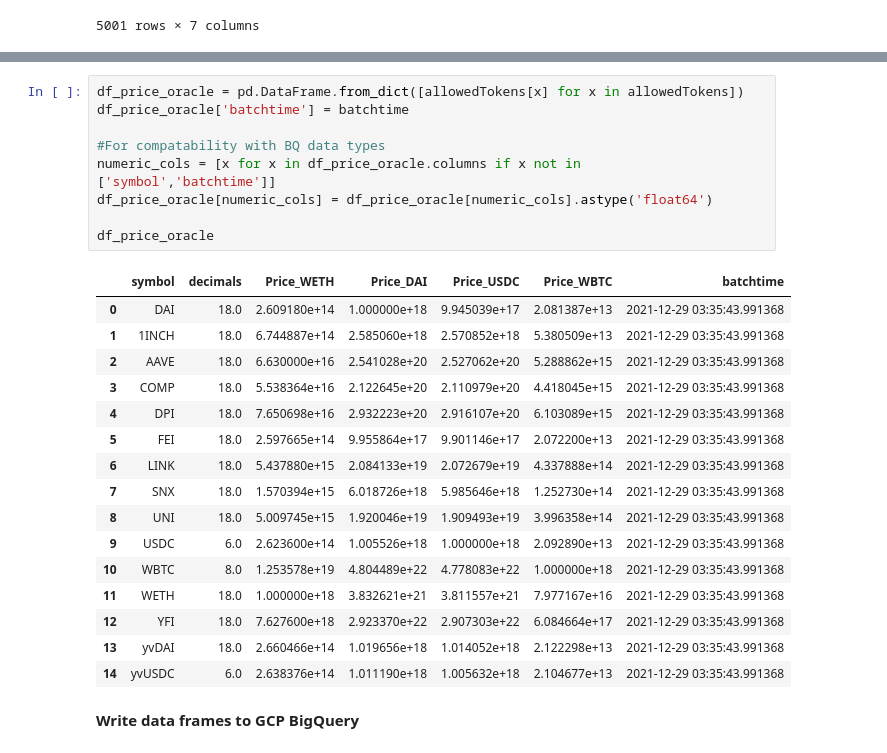
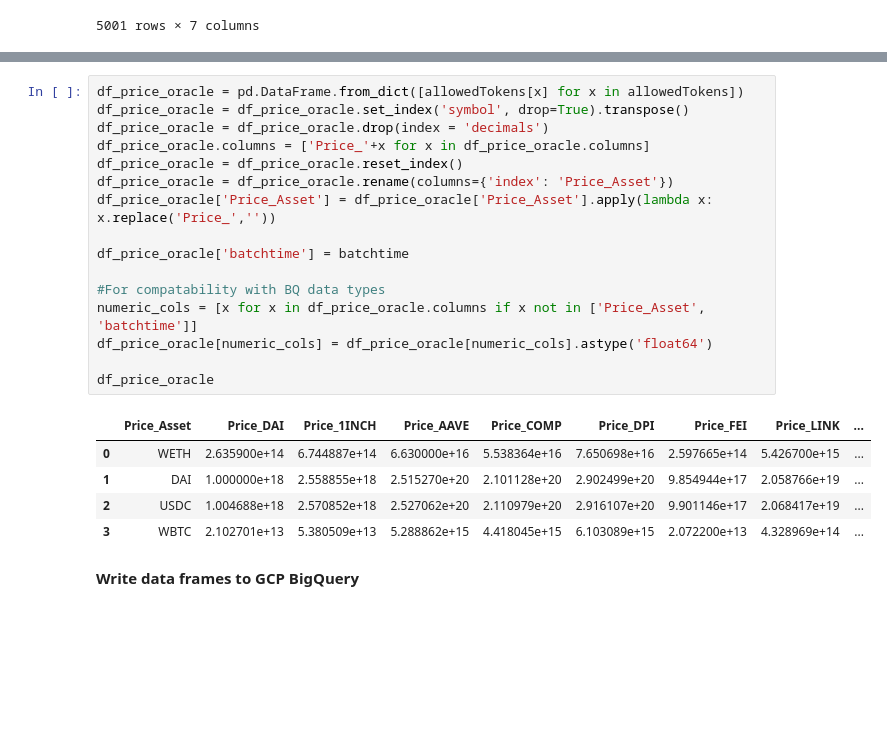
Before and after one commit to amantay-a/misc, a Jupyter notebook: Gearbox_CA.ipynb, the cells around one changed output, grey strips where cells are left out. Saved outputs shown, nothing was run; the diff lists cells and outputs as text; blank space fills up the shorter version.

Commit message:
updated price structure

```diff
--- a/Gearbox_CA.ipynb
+++ b/Gearbox_CA.ipynb
@@ -460,30 +459,26 @@ Balance_yvUSDC                       float64
 dtype: object
 # %%
 df_price_oracle = pd.DataFrame.from_dict([allowedTokens[x] for x in allowedTokens])
+df_price_oracle = df_price_oracle.set_index('symbol', drop=True).transpose()
+df_price_oracle = df_price_oracle.drop(index = 'decimals')
+df_price_oracle.columns = ['Price_'+x for x in df_price_oracle.columns]
+df_price_oracle = df_price_oracle.reset_index()
+df_price_oracle = df_price_oracle.rename(columns={'index': 'Price_Asset'})
+df_price_oracle['Price_Asset'] = df_price_oracle['Price_Asset'].apply(lambda x: x.replace('Price_',''))
+
 df_price_oracle['batchtime'] = batchtime
 
 #For compatability with BQ data types
-numeric_cols = [x for x in df_price_oracle.columns if x not in ['symbol','batchtime']]
+numeric_cols = [x for x in df_price_oracle.columns if x not in ['Price_Asset', 'batchtime']]
 df_price_oracle[numeric_cols] = df_price_oracle[numeric_cols].astype('float64')
 
 df_price_oracle
 # %% [output]
-|  | symbol | decimals | Price_WETH | Price_DAI | Price_USDC | Price_WBTC | batchtime |
-| 0 | DAI | 18.0 | 2.609180e+14 | 1.000000e+18 | 9.945039e+17 | 2.081387e+13 | 2021-12-29 03:35:43.991368 |
-| 1 | 1INCH | 18.0 | 6.744887e+14 | 2.585060e+18 | 2.570852e+18 | 5.380509e+13 | 2021-12-29 03:35:43.991368 |
-| 2 | AAVE | 18.0 | 6.630000e+16 | 2.541028e+20 | 2.527062e+20 | 5.288862e+15 | 2021-12-29 03:35:43.991368 |
-| 3 | COMP | 18.0 | 5.538364e+16 | 2.122645e+20 | 2.110979e+20 | 4.418045e+15 | 2021-12-29 03:35:43.991368 |
-| 4 | DPI | 18.0 | 7.650698e+16 | 2.932223e+20 | 2.916107e+20 | 6.103089e+15 | 2021-12-29 03:35:43.991368 |
-| 5 | FEI | 18.0 | 2.597665e+14 | 9.955864e+17 | 9.901146e+17 | 2.072200e+13 | 2021-12-29 03:35:43.991368 |
-| 6 | LINK | 18.0 | 5.437880e+15 | 2.084133e+19 | 2.072679e+19 | 4.337888e+14 | 2021-12-29 03:35:43.991368 |
-| 7 | SNX | 18.0 | 1.570394e+15 | 6.018726e+18 | 5.985646e+18 | 1.252730e+14 | 2021-12-29 03:35:43.991368 |
-| 8 | UNI | 18.0 | 5.009745e+15 | 1.920046e+19 | 1.909493e+19 | 3.996358e+14 | 2021-12-29 03:35:43.991368 |
-| 9 | USDC | 6.0 | 2.623600e+14 | 1.005526e+18 | 1.000000e+18 | 2.092890e+13 | 2021-12-29 03:35:43.991368 |
-| 10 | WBTC | 8.0 | 1.253578e+19 | 4.804489e+22 | 4.778083e+22 | 1.000000e+18 | 2021-12-29 03:35:43.991368 |
-| 11 | WETH | 18.0 | 1.000000e+18 | 3.832621e+21 | 3.811557e+21 | 7.977167e+16 | 2021-12-29 03:35:43.991368 |
-| 12 | YFI | 18.0 | 7.627600e+18 | 2.923370e+22 | 2.907303e+22 | 6.084664e+17 | 2021-12-29 03:35:43.991368 |
-| 13 | yvDAI | 18.0 | 2.660466e+14 | 1.019656e+18 | 1.014052e+18 | 2.122298e+13 | 2021-12-29 03:35:43.991368 |
-| 14 | yvUSDC | 6.0 | 2.638376e+14 | 1.011190e+18 | 1.005632e+18 | 2.104677e+13 | 2021-12-29 03:35:43.991368 |
+|  | Price_Asset | Price_DAI | Price_1INCH | Price_AAVE | Price_COMP | Price_DPI | Price_FEI | Price_LINK | ... |
+| 0 | WETH | 2.635900e+14 | 6.744887e+14 | 6.630000e+16 | 5.538364e+16 | 7.650698e+16 | 2.597665e+14 | 5.426700e+15 | ... |
+| 1 | DAI | 1.000000e+18 | 2.558855e+18 | 2.515270e+20 | 2.101128e+20 | 2.902499e+20 | 9.854944e+17 | 2.058766e+19 | ... |
+| 2 | USDC | 1.004688e+18 | 2.570852e+18 | 2.527062e+20 | 2.110979e+20 | 2.916107e+20 | 9.901146e+17 | 2.068417e+19 | ... |
+| 3 | WBTC | 2.102701e+13 | 5.380509e+13 | 5.288862e+15 | 4.418045e+15 | 6.103089e+15 | 2.072200e+13 | 4.328969e+14 | ... |
 # %% [markdown]
 **Write data frames to GCP BigQuery**
 # %%
```
Also changed, not shown: parts of 7 cells of this notebook.
